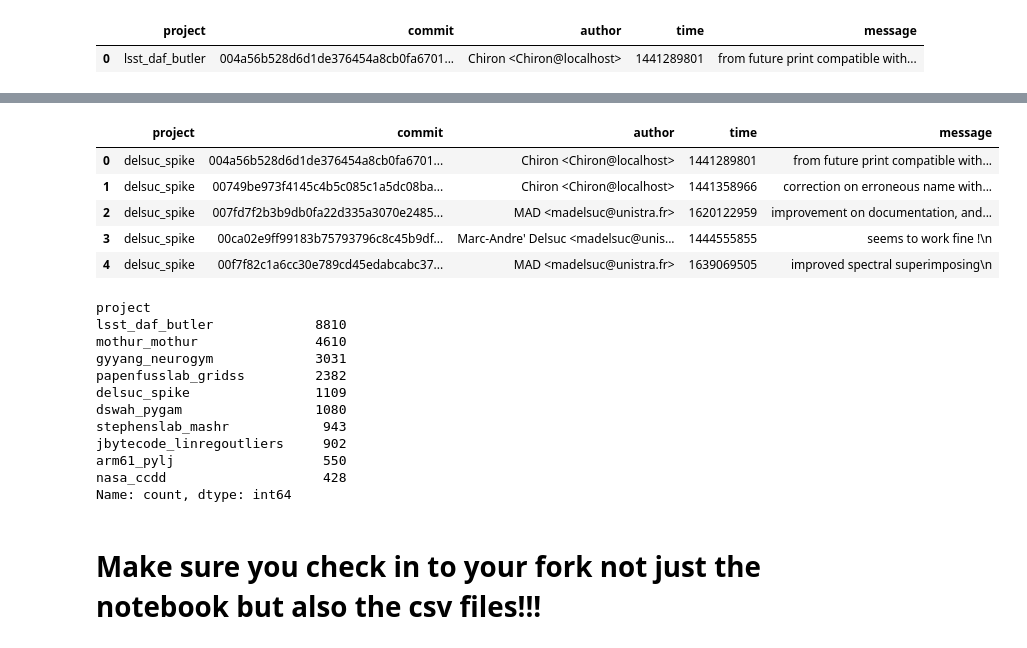
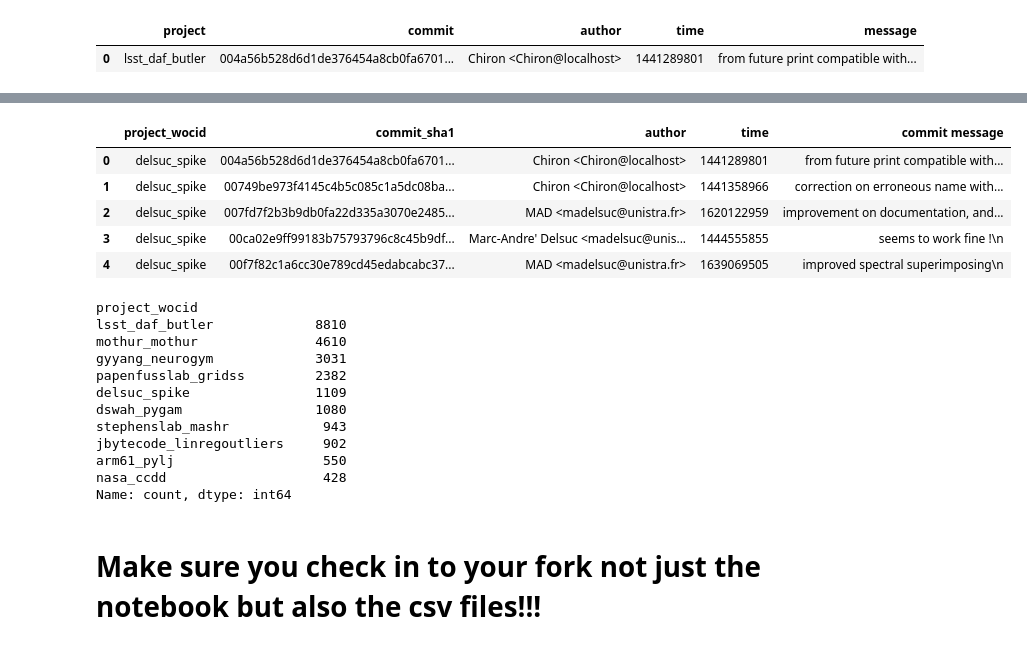
Before and after one commit to 12Koushik1/MiniProject2, a Jupyter notebook: ksaravan.ipynb, the cells around one changed output, grey strips where cells are left out. Saved outputs shown, nothing was run; the diff lists cells and outputs as text; code cells hidden in the pictures.

```diff
--- a/ksaravan.ipynb
+++ b/ksaravan.ipynb
@@ -171,31 +171,30 @@ df_commit_data.head()
 # %%
 # Updating the project summary correctly
 dfinf = df_commit_data[
     ['project', 'commit', 'author', 'author_time', 'message']
 ].copy()
 
-dfinf = dfinf.rename(columns={'author_time': 'time'})
+dfinf = dfinf.rename(columns={'project': 'project_wocid', 'commit': 'commit_sha1', 'author_time': 'time', 'message': 'commit message'})
 
 # Overwrite the incorrect summary file
 dfinf.to_csv(
     'ksaravan_project_summary.csv',
     index=False,
     sep=';',
-    header=False
 )
 
 dfinf.head()
 # %% [output]
-|  | project | commit | author | time | message |
+|  | project_wocid | commit_sha1 | author | time | commit message |
 | 0 | delsuc_spike | 004a56b528d6d1de376454a8cb0fa6701... | Chiron <Chiron@localhost> | 1441289801 | from future print compatible with... |
 | 1 | delsuc_spike | 00749be973f4145c4b5c085c1a5dc08ba... | Chiron <Chiron@localhost> | 1441358966 | correction on erroneous name with... |
 | 2 | delsuc_spike | 007fd7f2b3b9db0fa22d335a3070e2485... | MAD <madelsuc@unistra.fr> | 1620122959 | improvement on documentation, and... |
 | 3 | delsuc_spike | 00ca02e9ff99183b75793796c8c45b9df... | Marc-Andre' Delsuc <madelsuc@unis... | 1444555855 | seems to work fine !\n |
 | 4 | delsuc_spike | 00f7f82c1a6cc30e789cd45edabcabc37... | MAD <madelsuc@unistra.fr> | 1639069505 | improved spectral superimposing\n |
 # %%
-dfinf['project'].value_counts()
+dfinf['project_wocid'].value_counts()
 # %% [output]
-project
+project_wocid
 lsst_daf_butler             8810
 mothur_mothur               4610
 gyyang_neurogym             3031
```
Also changed, not shown: parts of 5 cells of this notebook, 1 other file.
